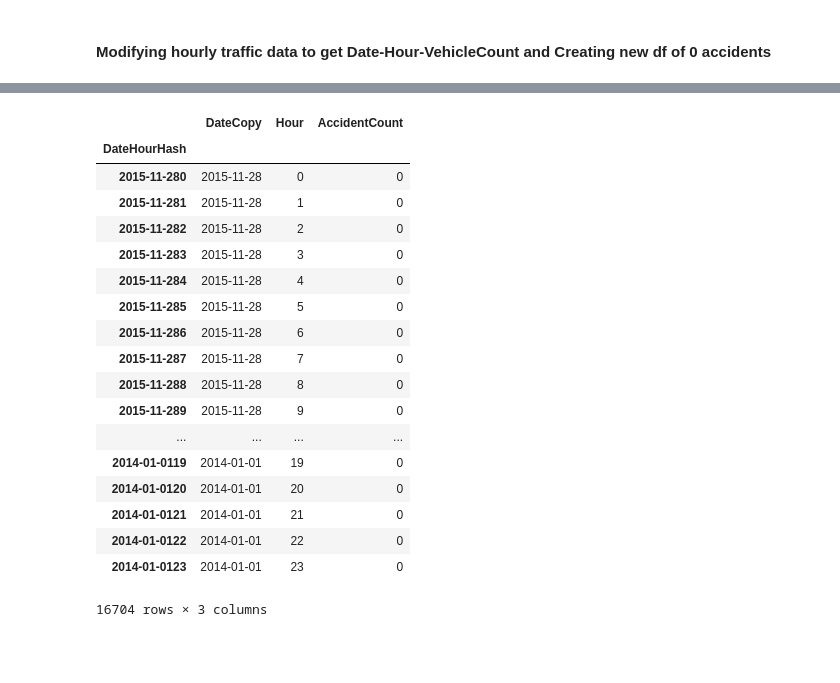
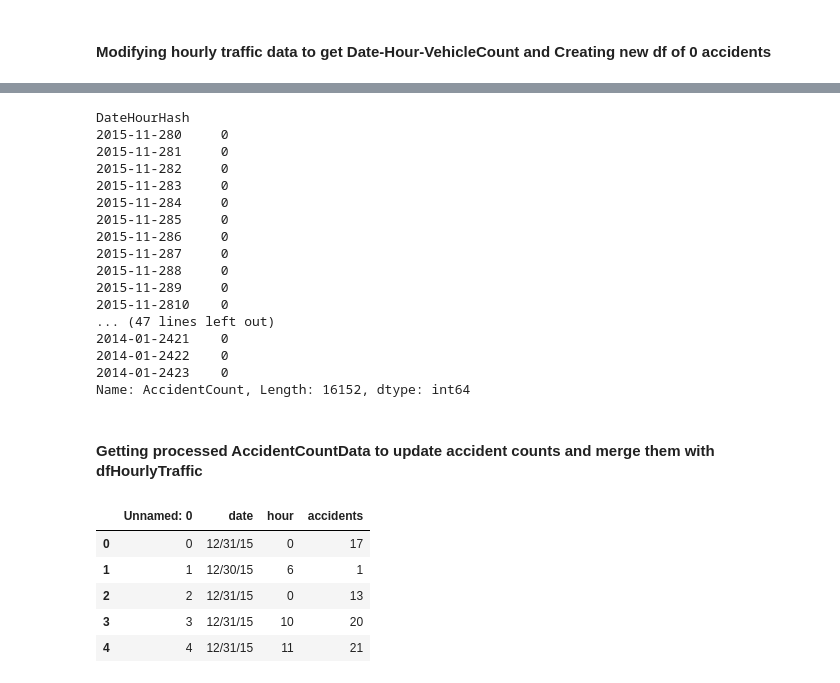
Before and after one commit to DeeptanshuM/HackHarvard2018, a Jupyter notebook: DataCleaningandProcessing.ipynb, the cells around one changed output, grey strips where cells are left out. Saved outputs shown, nothing was run; the diff lists cells and outputs as text; code cells hidden in the pictures; blank space fills up the shorter version.

```diff
--- a/DataCleaningandProcessing.ipynb
+++ b/DataCleaningandProcessing.ipynb
@@ -82,24 +82,35 @@ dfHourlyTraffic
 # %%
-newZeroAccidentDf = dfHourlyTraffic.filter(items = ['DateCopy', 'Hour'])
+newZeroAccidentDf = dfHourlyTraffic
 newZeroAccidentDf['AccidentCount'] = 0
+newZeroAccidentDf = newZeroAccidentDf.AccidentCount
 newZeroAccidentDf
 # %% [output]
-|  | DateCopy | Hour | AccidentCount |
-| DateHourHash |  |  |  |
-| 2015-11-280 | 2015-11-28 | 0 | 0 |
-| 2015-11-281 | 2015-11-28 | 1 | 0 |
-| 2015-11-282 | 2015-11-28 | 2 | 0 |
-| 2015-11-283 | 2015-11-28 | 3 | 0 |
-| 2015-11-284 | 2015-11-28 | 4 | 0 |
-| 2015-11-285 | 2015-11-28 | 5 | 0 |
-| 2015-11-286 | 2015-11-28 | 6 | 0 |
-| 2015-11-287 | 2015-11-28 | 7 | 0 |
-| 2015-11-288 | 2015-11-28 | 8 | 0 |
-| 2015-11-289 | 2015-11-28 | 9 | 0 |
-| ... | ... | ... | ... |
-| 2014-01-0119 | 2014-01-01 | 19 | 0 |
-| 2014-01-0120 | 2014-01-01 | 20 | 0 |
-| 2014-01-0121 | 2014-01-01 | 21 | 0 |
-| 2014-01-0122 | 2014-01-01 | 22 | 0 |
-| 2014-01-0123 | 2014-01-01 | 23 | 0 |
-16704 rows × 3 columns
+DateHourHash
+2015-11-280     0
+2015-11-281     0
+2015-11-282     0
+2015-11-283     0
+2015-11-284     0
+2015-11-285     0
+2015-11-286     0
+2015-11-287     0
+2015-11-288     0
+2015-11-289     0
+2015-11-2810    0
+... (47 lines left out)
+2014-01-2421    0
+2014-01-2422    0
+2014-01-2423    0
+Name: AccidentCount, Length: 16152, dtype: int64
+# %% [markdown]
+#### Getting processed AccidentCountData to update accident counts and merge them with dfHourlyTraffic
+# %%
+dfAccidentCounts = pd.read_csv('AccidentCountsProcessed.csv')
+dfAccidentCounts.head()
+# %% [output]
+|  | Unnamed: 0 | date | hour | accidents |
+| 0 | 0 | 12/31/15 | 0 | 17 |
+| 1 | 1 | 12/30/15 | 6 | 1 |
+| 2 | 2 | 12/31/15 | 0 | 13 |
+| 3 | 3 | 12/31/15 | 10 | 20 |
+| 4 | 4 | 12/31/15 | 11 | 21 |
```
Also changed, not shown: parts of 2 cells of this notebook.
